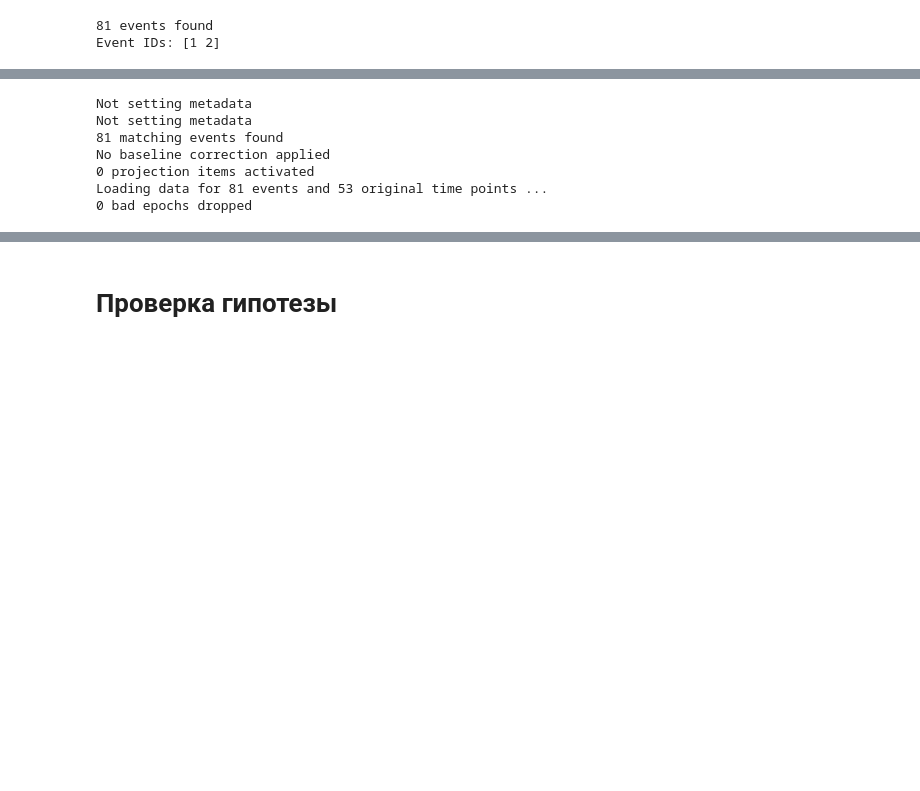
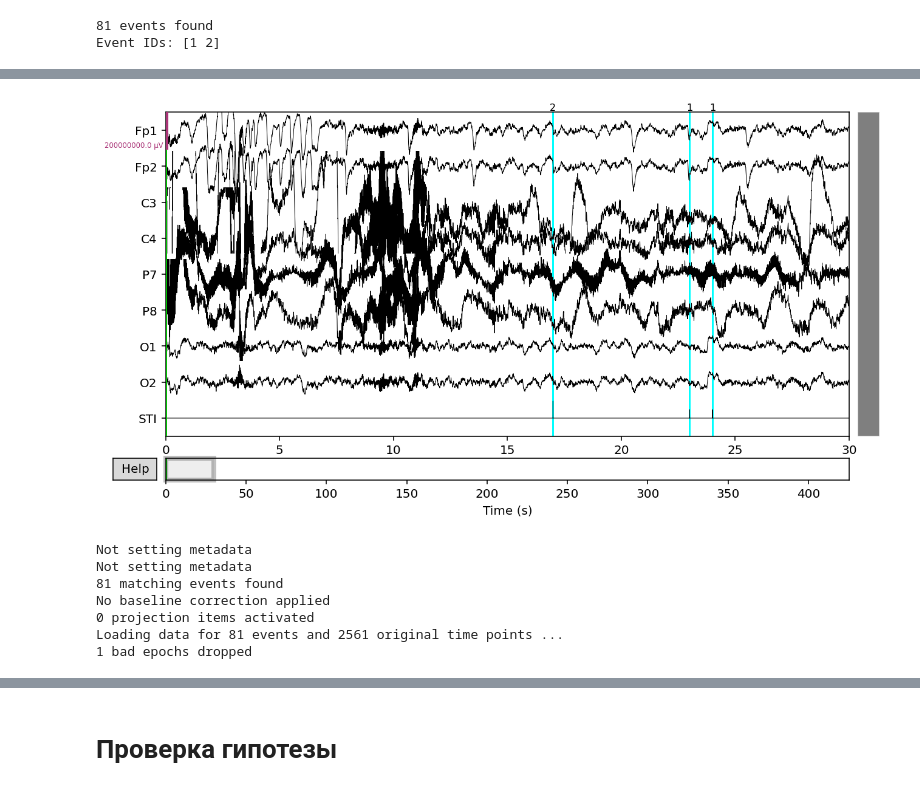
Before and after one commit to snail-fuji/alpha-rhythm, a Jupyter notebook: hypothesis-testing.ipynb, the cells around one changed output, grey strips where cells are left out. Cells and saved outputs as stored; diff of their text form; code cells hidden in the pictures; blank space fills up the shorter version.

```diff
--- a/hypothesis-testing.ipynb
+++ b/hypothesis-testing.ipynb
@@ -103,11 +115,22 @@ raw_part = baseline_raw.copy().pick(["Fp1", "Fp2", "O1", "O2"])
+# %%
+_ = mne.viz.plot_raw(
+    baseline_raw,
+    events,
+    duration=30,
+    start=0,
+    scalings=100,
+    show=True
+)
+# %% [output]
+[figure, added]
 # %%
 epochs = mne.Epochs(
     baseline_raw,
     events,
-    tmin=0.4,
-    tmax=0.6,
+    tmin=0,
+    tmax=10,
     preload=True,
-    baseline=None
+    baseline=None#(None, 0)
 )
 # %% [output]
 Not setting metadata
@@ -115,6 +138,6 @@ Not setting metadata
 81 matching events found
 No baseline correction applied
 0 projection items activated
-Loading data for 81 events and 53 original time points ...
-0 bad epochs dropped
+Loading data for 81 events and 2561 original time points ...
+1 bad epochs dropped
 # %%
```
Also changed, not shown: parts of 38 cells of this notebook.
